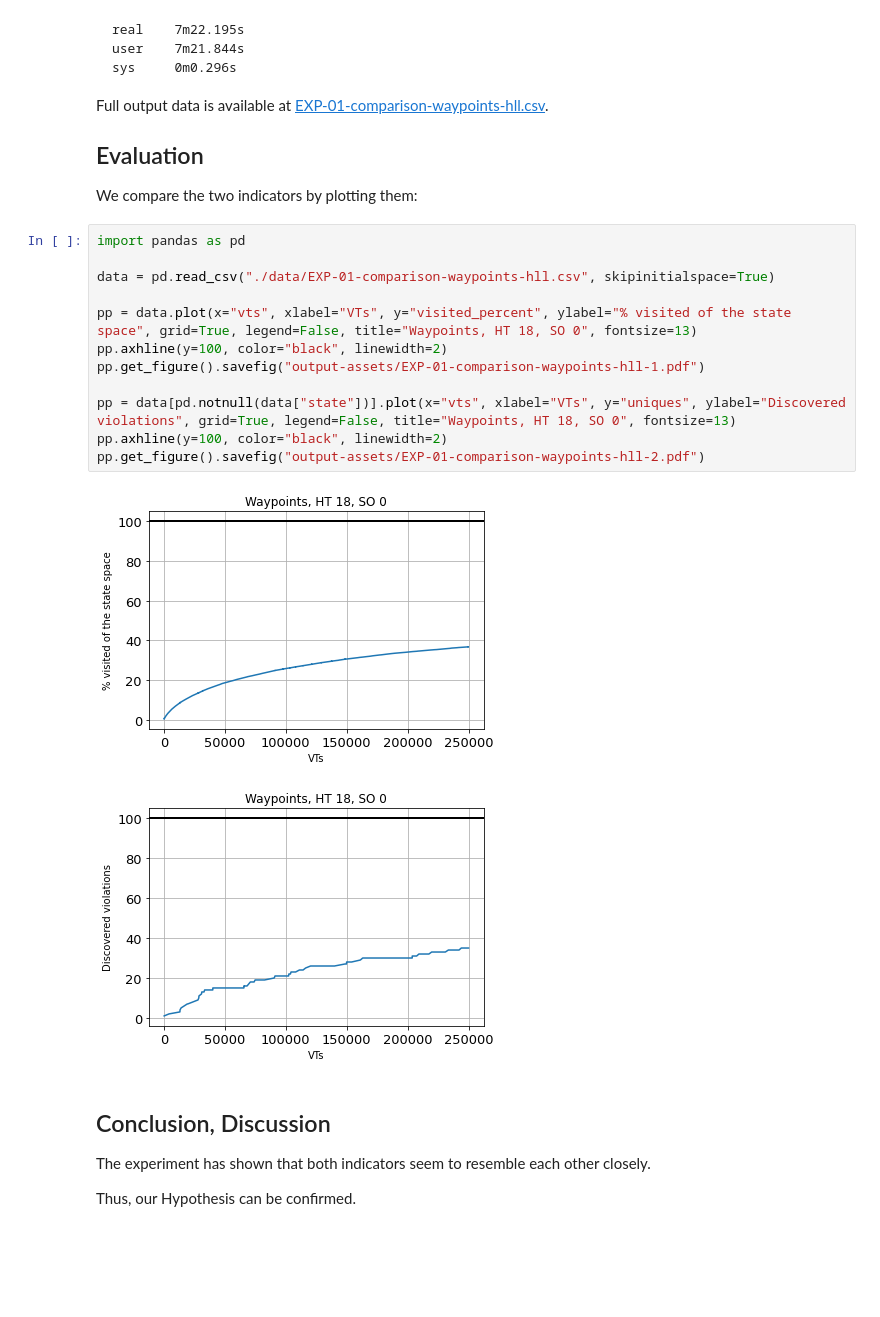
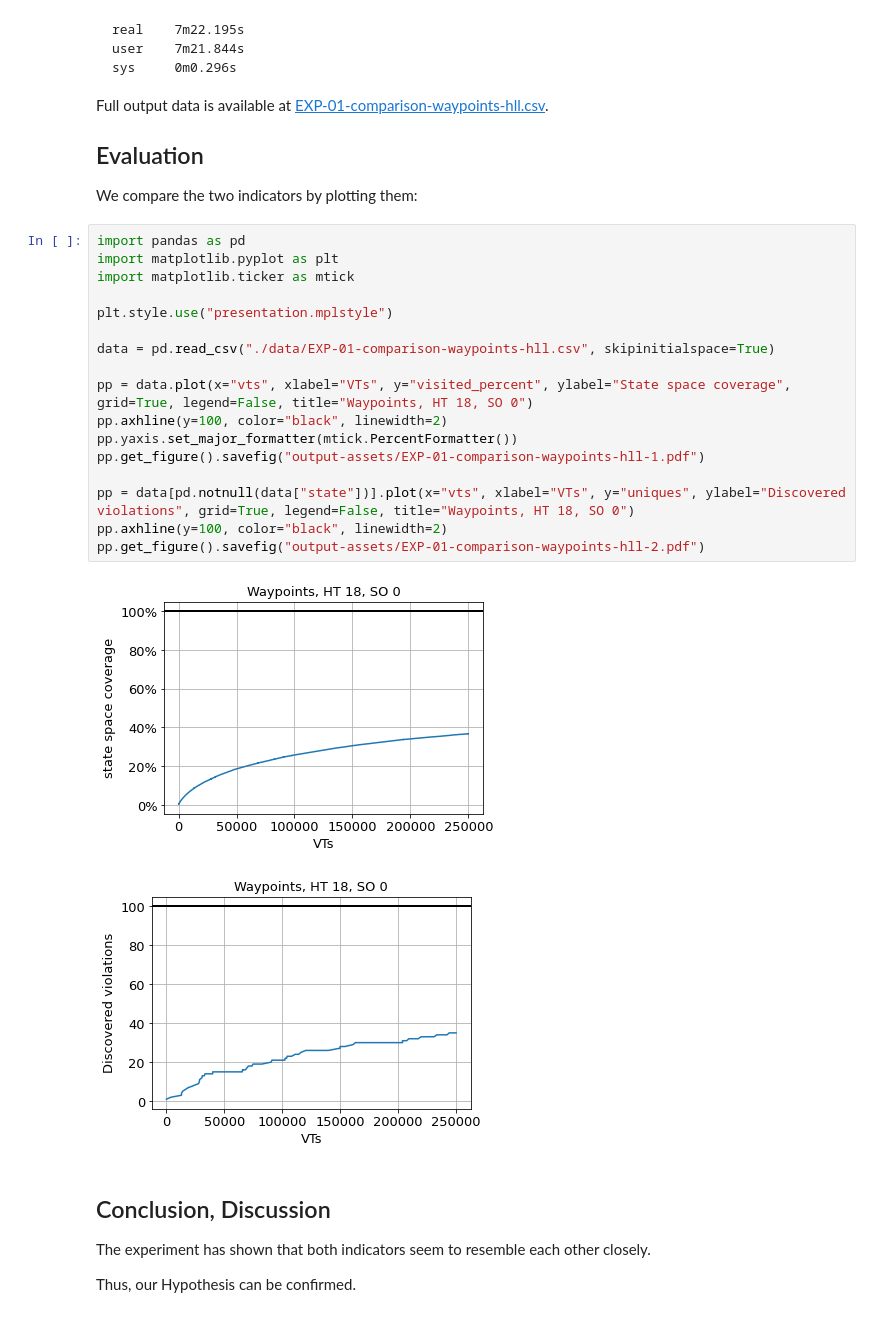
Before and after one commit to barnslig/bachelor-thesis, a Jupyter notebook: evaluation/EXP-01-comparison-waypoints-hll.ipynb, the cells around one changed output. Cells and saved outputs as stored; diff of their text form; blank space fills up the shorter version.

```diff
--- a/evaluation/EXP-01-comparison-waypoints-hll.ipynb
+++ b/evaluation/EXP-01-comparison-waypoints-hll.ipynb
@@ -38,19 +38,24 @@ Full output data is available at [EXP-01-comparison-waypoints-hll.csv](./data/EX
 We compare the two indicators by plotting them:
 # %%
 import pandas as pd
+import matplotlib.pyplot as plt
+import matplotlib.ticker as mtick
+
+plt.style.use("presentation.mplstyle")
 
 data = pd.read_csv("./data/EXP-01-comparison-waypoints-hll.csv", skipinitialspace=True)
 
-pp = data.plot(x="vts", xlabel="VTs", y="visited_percent", ylabel="% visited of the state space", grid=True, legend=False, title="Waypoints, HT 18, SO 0", fontsize=13)
+pp = data.plot(x="vts", xlabel="VTs", y="visited_percent", ylabel="State space coverage", grid=True, legend=False, title="Waypoints, HT 18, SO 0")
 pp.axhline(y=100, color="black", linewidth=2)
+pp.yaxis.set_major_formatter(mtick.PercentFormatter())
 pp.get_figure().savefig("output-assets/EXP-01-comparison-waypoints-hll-1.pdf")
 
-pp = data[pd.notnull(data["state"])].plot(x="vts", xlabel="VTs", y="uniques", ylabel="Discovered violations", grid=True, legend=False, title="Waypoints, HT 18, SO 0", fontsize=13)
+pp = data[pd.notnull(data["state"])].plot(x="vts", xlabel="VTs", y="uniques", ylabel="Discovered violations", grid=True, legend=False, title="Waypoints, HT 18, SO 0")
 pp.axhline(y=100, color="black", linewidth=2)
 pp.get_figure().savefig("output-assets/EXP-01-comparison-waypoints-hll-2.pdf")
 # %% [output]
-[figure, old version]
+[figure, new version]
-[figure, old version]
+[figure, new version]
 # %% [markdown]
 ## Conclusion, Discussion
 
```
Also changed, not shown: 28 other files.
